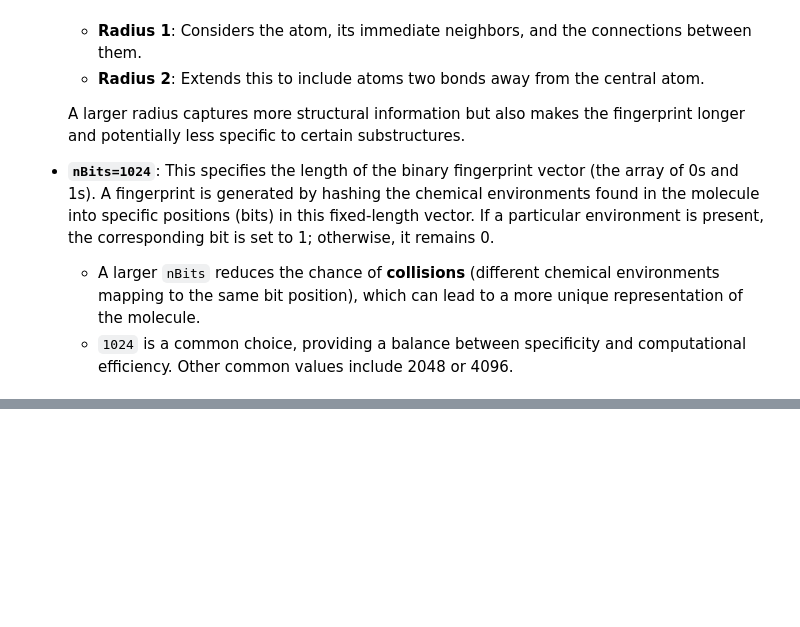
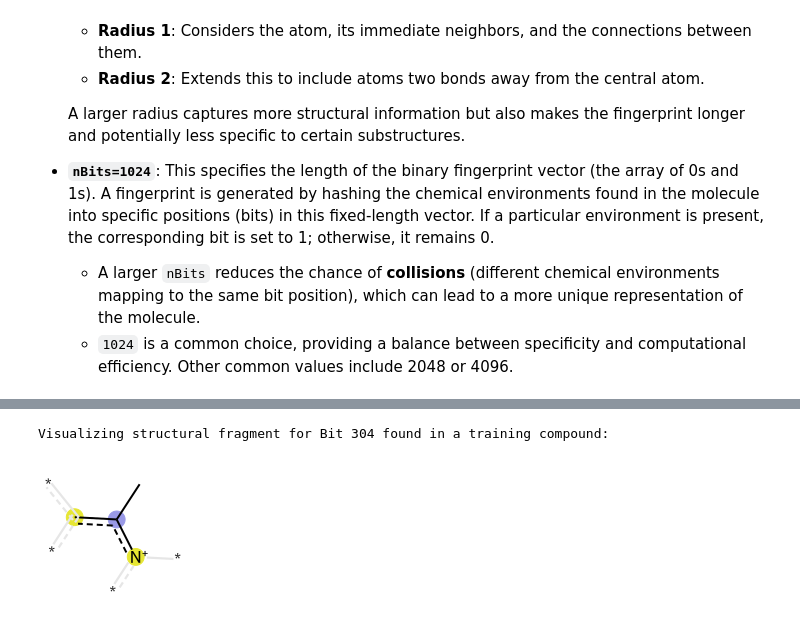
Before and after one commit to eesa3372/Cheminformatics-Learning, a Jupyter notebook: CheminformaticsLearning.ipynb, the cells around one changed output, grey strips where cells are left out. Drawn from its saved outputs; the diff is of its cells as text; code cells hidden in the pictures; blank space fills up the shorter version.

```diff
--- a/CheminformaticsLearning.ipynb
+++ b/CheminformaticsLearning.ipynb
@@ -601,0 +807,31 @@ print(targets[['target_chembl_id', 'pref_name']].head())
+# %%
+from rdkit.Chem import Draw, AllChem
+
+# 1. Identify a molecule in the training set that contains the most important bit (e.g., Bit 304)
+target_bit = indices[-1]
+sample_mol = None
+bit_info_map = {}
+
+# When using GetMorganGenerator, we use AdditionalOutput to capture bit info
+for mol in train_df['Mol_Object']:
+    if mol is not None:
+        ao = AllChem.AdditionalOutput()
+        ao.AllocateBitInfoMap()
+        gen.GetFingerprint(mol, additionalOutput=ao)
+        bi = ao.GetBitInfoMap()
+
+        if target_bit in bi:
+            sample_mol = mol
+            bit_info_map = bi
+            break
+
+# 2. Visualize the fragment
+if sample_mol:
+    print(f"Visualizing structural fragment for Bit {target_bit} found in a training compound:")
+    img = Draw.DrawMorganBit(sample_mol, target_bit, bit_info_map)
+    display(img)
+else:
+    print(f"Bit {target_bit} was not found in the dataset molecules.")
+# %% [output]
+Visualizing structural fragment for Bit 304 found in a training compound:
+[figure, added]
```
Also changed, not shown: parts of 28 cells of this notebook.
